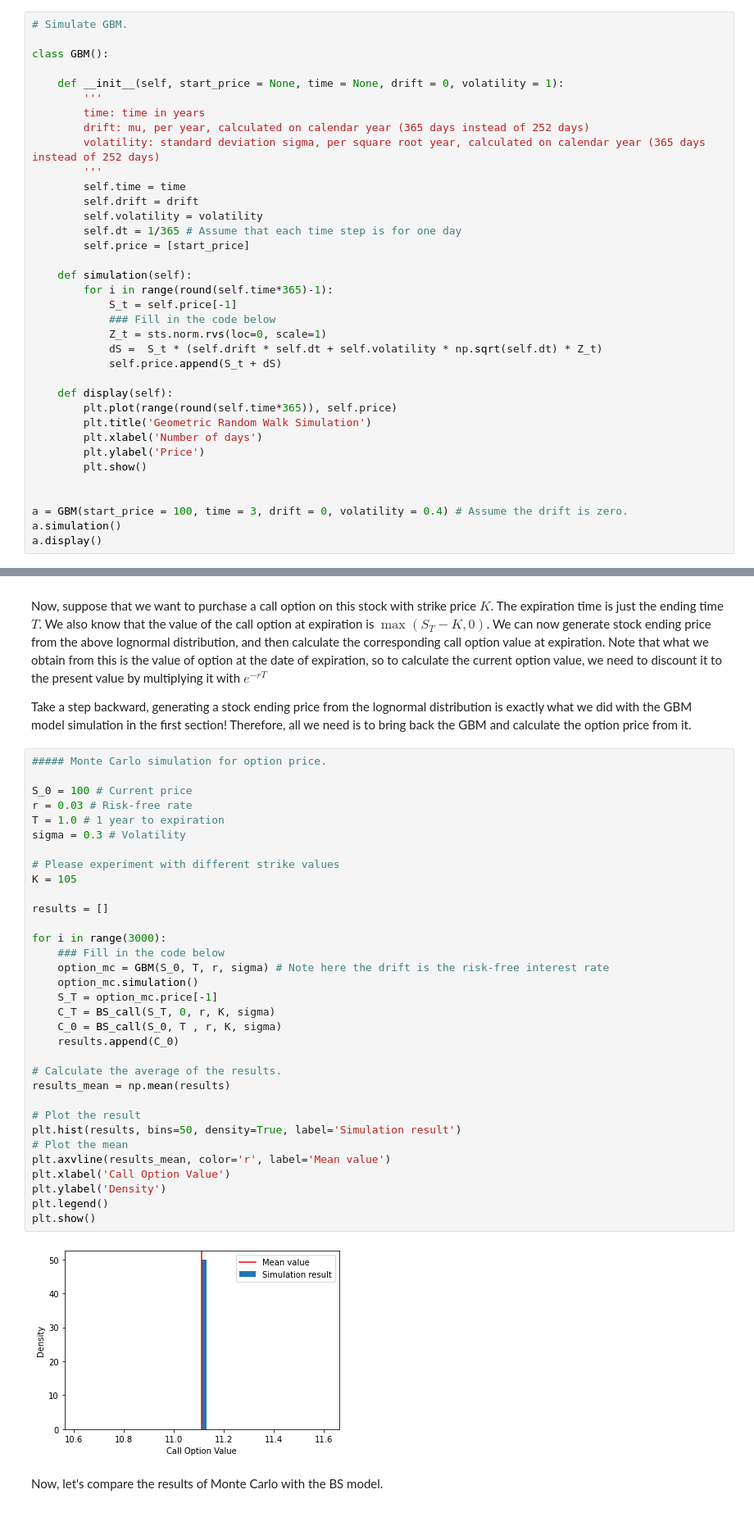
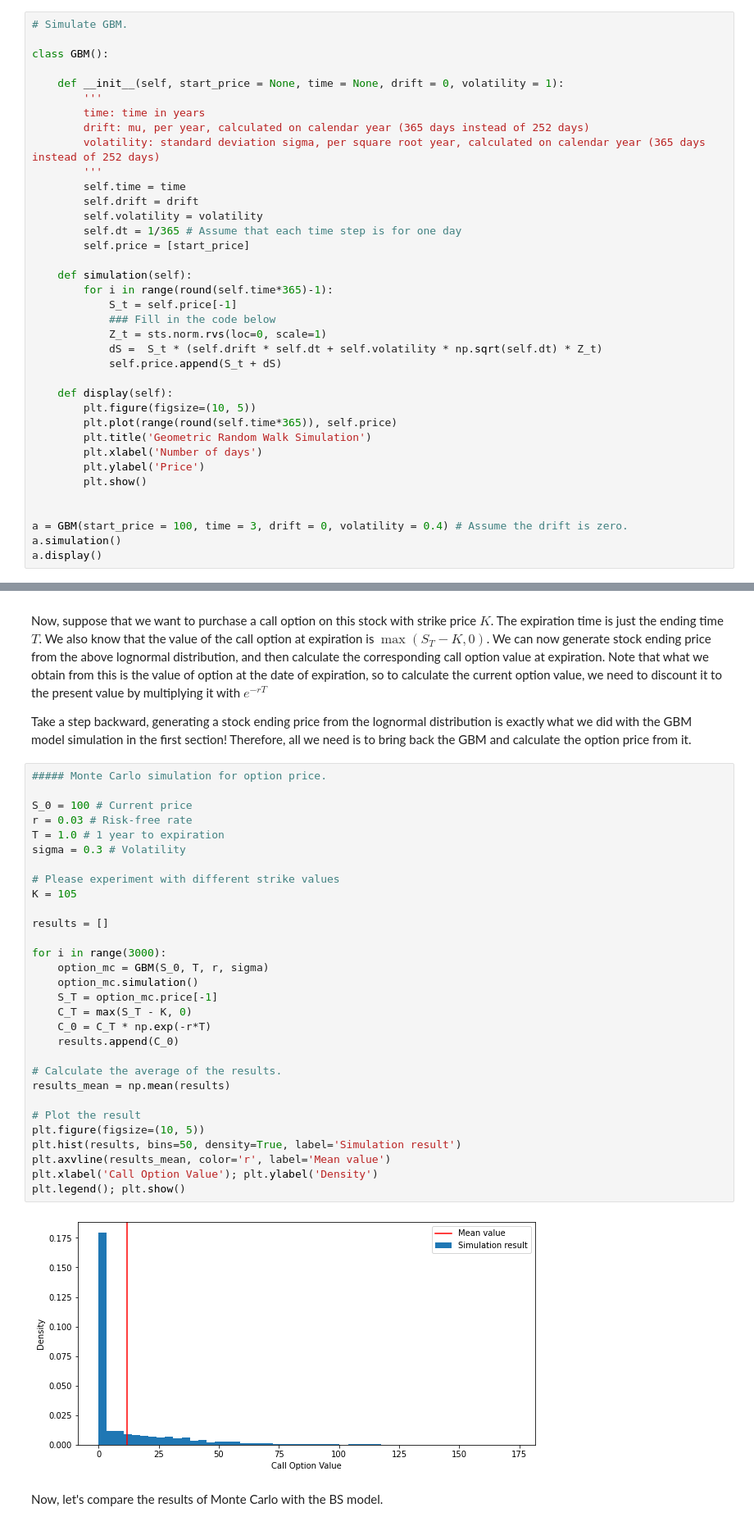
Before and after one commit to Tahahaha7/Quantitative_Trading, a Jupyter notebook: [IL181]_Options_Trading.ipynb, the cells around one changed output, grey strips where cells are left out. Shown: that part at 82% size. Drawn from its saved outputs; the diff is of its cells as text.

```diff
--- a/[IL181]_Options_Trading.ipynb
+++ b/[IL181]_Options_Trading.ipynb
@@ -67,6 +67,7 @@ class GBM():
             self.price.append(S_t + dS)
 
     def display(self):
+        plt.figure(figsize=(10, 5))
         plt.plot(range(round(self.time*365)), self.price)
         plt.title('Geometric Random Walk Simulation')
         plt.xlabel('Number of days')
@@ -224,38 +219,35 @@ Take a step backward, generating a stock ending price from the lognormal distrib
 # %%
 ##### Monte Carlo simulation for option price.
 
 S_0 = 100 # Current price
 r = 0.03 # Risk-free rate
 T = 1.0 # 1 year to expiration
 sigma = 0.3 # Volatility
 
 # Please experiment with different strike values
 K = 105
 
 results = []
 
 for i in range(3000):
-    ### Fill in the code below
-    option_mc = GBM(S_0, T, r, sigma) # Note here the drift is the risk-free interest rate
+    option_mc = GBM(S_0, T, r, sigma)
     option_mc.simulation()
     S_T = option_mc.price[-1]
-    C_T = BS_call(S_T, 0, r, K, sigma)
-    C_0 = BS_call(S_0, T , r, K, sigma)
+    C_T = max(S_T - K, 0)
+    C_0 = C_T * np.exp(-r*T)
     results.append(C_0)
 
 # Calculate the average of the results.
 results_mean = np.mean(results)
 
 # Plot the result
+plt.figure(figsize=(10, 5))
 plt.hist(results, bins=50, density=True, label='Simulation result')
-# Plot the mean
 plt.axvline(results_mean, color='r', label='Mean value')
-plt.xlabel('Call Option Value')
-plt.ylabel('Density')
-plt.legend()
-plt.show()
+plt.xlabel('Call Option Value'); plt.ylabel('Density')
+plt.legend(); plt.show()
 # %% [output]
-[figure, old version]
+[figure, new version]
 # %% [markdown]
 Now, let's compare the results of Monte Carlo with the BS model.
 # %%
```
Also changed, not shown: parts of 5 cells of this notebook.
